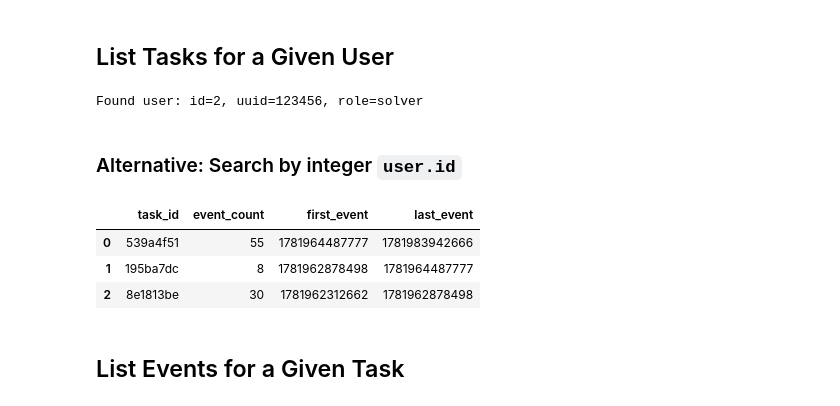
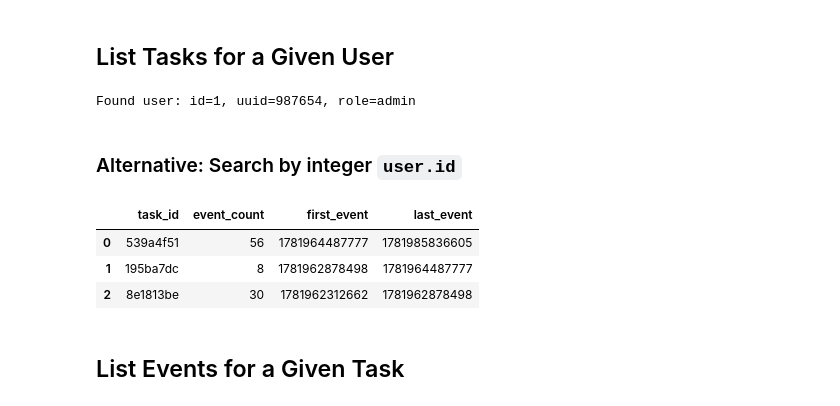
Before and after one commit to laureano-arcanio/ARC-AGI, a Jupyter notebook: notebooks/db_explorer.ipynb, the cells around one changed output. Drawn from its saved outputs; the diff is of its cells as text; code cells hidden in the pictures.

```diff
--- a/notebooks/db_explorer.ipynb
+++ b/notebooks/db_explorer.ipynb
@@ -44,7 +44,7 @@ df_users
 # %% [markdown]
 ## List Tasks for a Given User
 # %%
-USER_ID = "123456"  # user.uuid (string)
+USER_ID = "987654"  # user.uuid (string)
 
 query = "SELECT id, uuid, role FROM \"user\" WHERE uuid = %s"
 df_user = pd.read_sql_query(query, conn, params=(USER_ID,))
@@ -68,27 +68,27 @@ else:
     df_tasks = pd.read_sql_query(query, conn, params=(user_id,))
     df_tasks
 # %% [output]
-Found user: id=2, uuid=123456, role=solver
+Found user: id=1, uuid=987654, role=admin
 # %% [markdown]
 ### Alternative: Search by integer `user.id`
 # %%
 # Run this if the uuid lookup above returned nothing
 USER_INT_ID = 2  # <-- change this
 
 query = '''
     SELECT task_id, COUNT(*) AS event_count,
            MIN(timestamp) AS first_event,
-           MAX(timestamp) AS last_event
+           MAX(timestamp) AS last_event,
     FROM event
     WHERE user_id = %s
     GROUP BY task_id
     ORDER BY MAX(timestamp) DESC
 '''
 df_tasks_by_int = pd.read_sql_query(query, conn, params=(USER_INT_ID,))
 df_tasks_by_int
 # %% [output]
 |  | task_id | event_count | first_event | last_event |
-| 0 | 539a4f51 | 55 | 1781964487777 | 1781983942666 |
+| 0 | 539a4f51 | 56 | 1781964487777 | 1781985836605 |
 | 1 | 195ba7dc | 8 | 1781962878498 | 1781964487777 |
 | 2 | 8e1813be | 30 | 1781962312662 | 1781962878498 |
 # %% [markdown]
```
Also changed, not shown: parts of 3 cells of this notebook, 4 other files.
